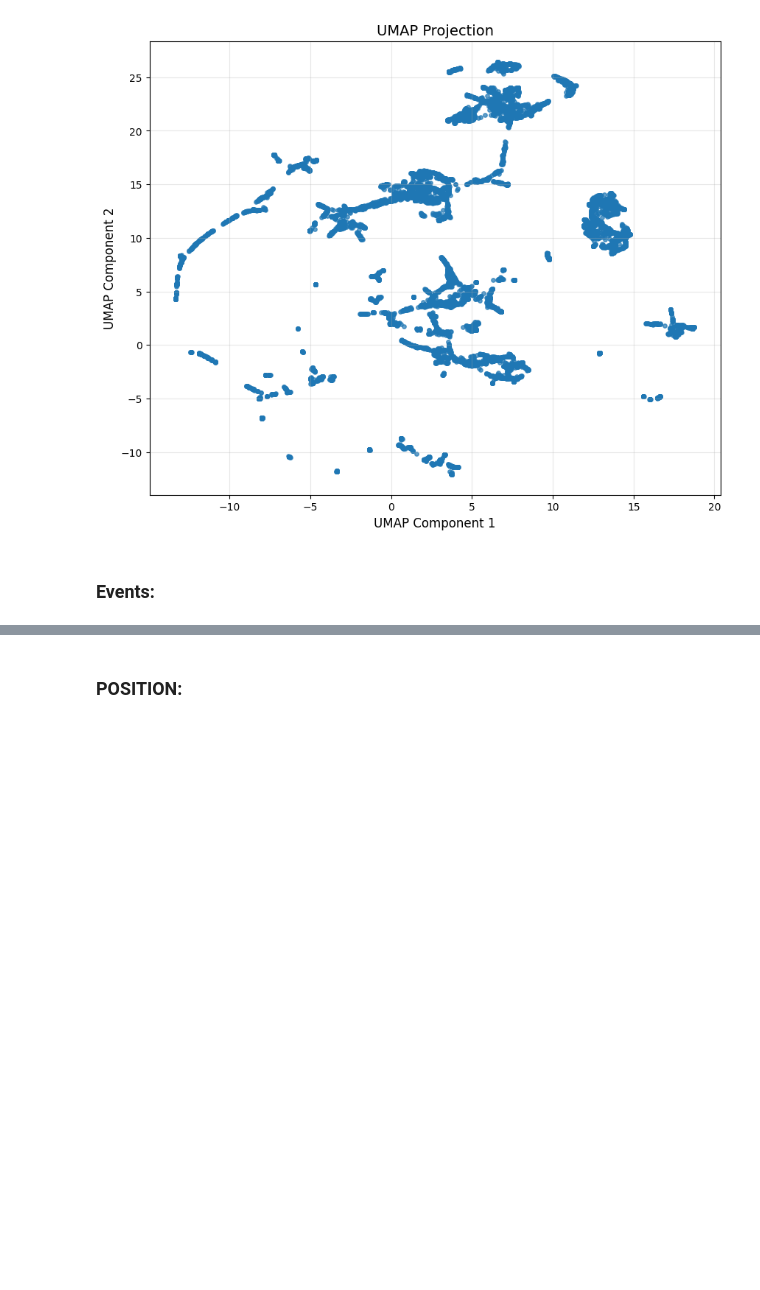
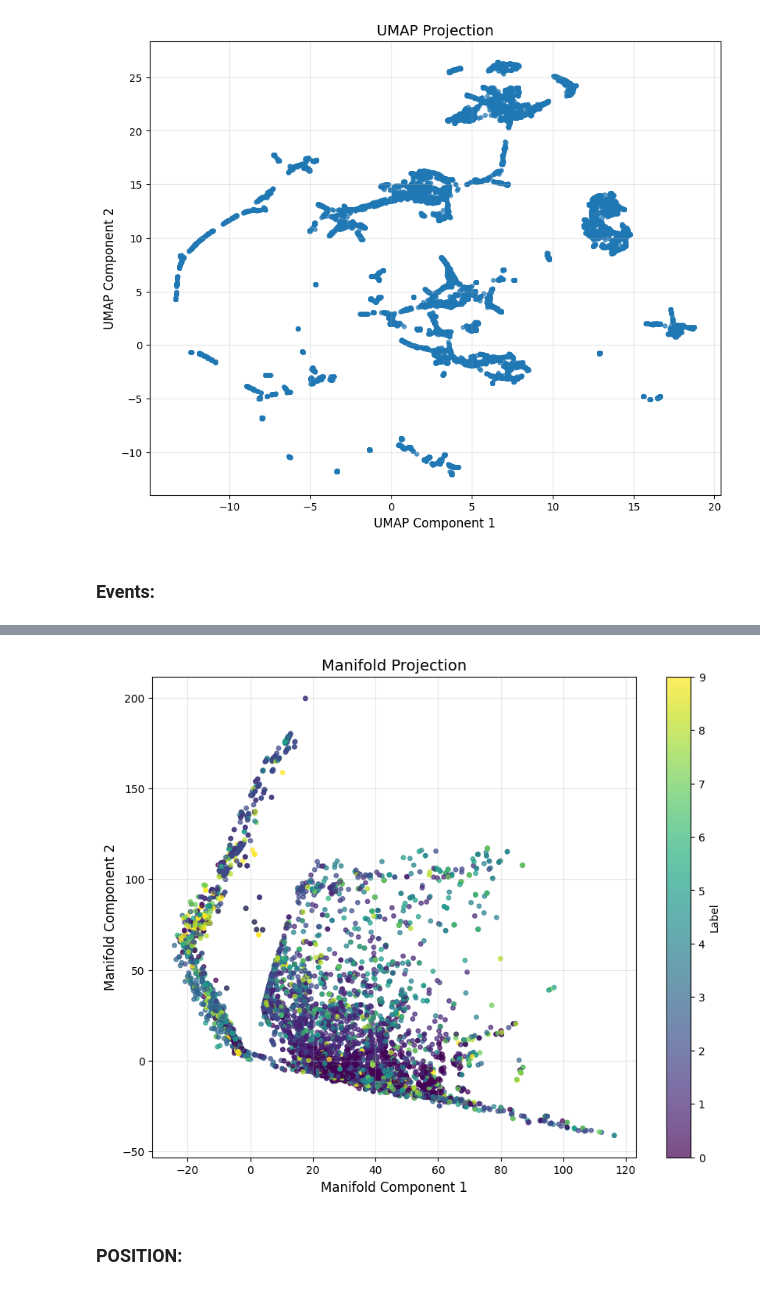
Before and after one commit to DISTA-IoT/Train_IIoT_SyntheticDataGeneration, a Jupyter notebook: synthetic_causal_system.ipynb, the cells around one changed output, grey strips where cells are left out. Saved outputs shown, nothing was run; the diff lists cells and outputs as text; code cells hidden in the pictures; blank space fills up the shorter version.

Commit message:
new label found

```diff
--- a/synthetic_causal_system.ipynb
+++ b/synthetic_causal_system.ipynb
@@ -436,0 +278,70 @@ Il dataset con i 10 eventi più gettonati è lungo  641 record
+# %%
+classifier = MLP(
+    **{
+        'input_dim': X.shape[1],
+        'output_dim': 10,
+        'layer_norm': True,
+        'mode':'OF'})
+
+
+Y  = descrizioni_numeriche.values
+X_event = X[dataset_new['Descrizione'].isin(popular_descriptions)]
+X_train, X_test, Y_train, Y_test = train_test_split(X_event, Y, test_size=0.2, random_state=42)
+
+train_scaler = MinMaxScaler()
+X_train_scaled = train_scaler.fit_transform(X_train)
+X_test_scaled = train_scaler.transform(X_test)
+
+criterion = nn.CrossEntropyLoss()
+optimizer = optim.Adam(classifier.parameters(), lr=0.001)
+
+train_dataset = torch.utils.data.TensorDataset(
+    torch.tensor(X_train_scaled).float(),
+    torch.tensor(Y_train).long())
+test_dataset = torch.utils.data.TensorDataset(
+    torch.tensor(X_test_scaled).float(),
+    torch.tensor(Y_test).long())
+
+train_dataloader = torch.utils.data.DataLoader(
+    train_dataset, batch_size=32, shuffle=True)
+test_dataloader = torch.utils.data.DataLoader(
+    test_dataset, batch_size=32, shuffle=False)
+
+for epoch in range(50):
+    classifier.train()
+    for x, y in train_dataloader:
+        optimizer.zero_grad()
+        output, _ = classifier(x)
+        loss = criterion(output, y)
+        loss.backward()
+        optimizer.step()
+
+    classifier.eval()
+    total_correct = 0
+    with torch.no_grad():
+        for x, y in test_dataloader:
+            output, _ = classifier(x)
+            predicted = torch.argmax(output, dim=1)
+            total_correct += (predicted == y).sum().item()
+    accuracy = total_correct / len(test_dataset)
+    if epoch % 10 == 0:
+        print(f'Epoch {epoch+1}, Test Accuracy: {accuracy:.4f}')
+
+
+all_X_scaled = train_scaler.transform(X_event)
+all_X_scaled = torch.Tensor(all_X_scaled).float()
+classifier.eval()
+all_preds, manifold = classifier(all_X_scaled)
+all_preds = (torch.sigmoid(output.squeeze()) > 0.5).long()
+manifold = manifold.numpy()
+
+plt.figure(figsize=(10, 8))
+plt.scatter(manifold[:, 0], manifold[:, 1], c=Y.astype(int), s=15, alpha=0.7)
+plt.title('Manifold Projection', fontsize=14)
+plt.xlabel('Manifold Component 1', fontsize=12)
+plt.ylabel('Manifold Component 2', fontsize=12)
+plt.colorbar(label='Label')
+
+plt.grid(True, alpha=0.3)
+plt.show()
+# %% [output]
@@ -437,3 +353,4 @@ Il dataset con i 10 eventi più gettonati è lungo  641 record
+[figure, added]
 # %% [markdown]
 ### POSITION:
 # %%
```
Also changed, not shown: parts of 24 cells of this notebook.
